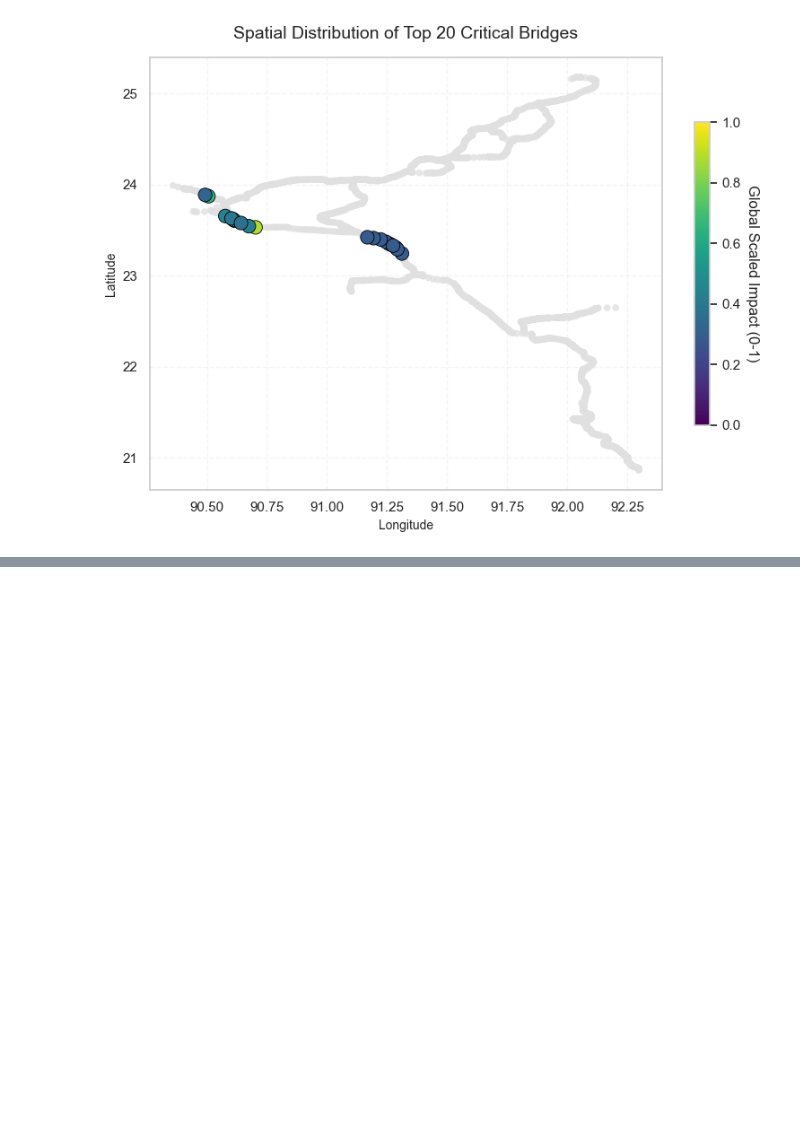
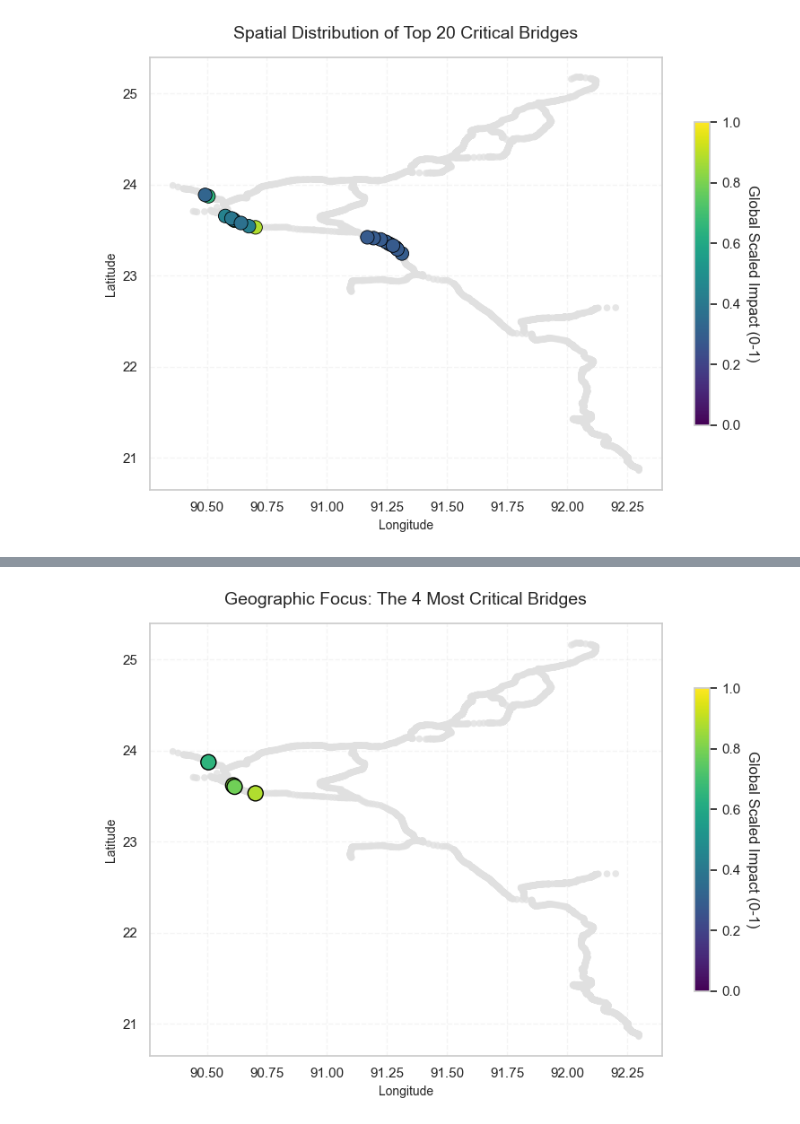
Before and after one commit to nielsvdd42/EPA133A-Advanced-Simulation-Group-1, a Jupyter notebook: EPA133a-G01-A4/notebook/3c_scenario_analysis.ipynb, the cells around one changed output, grey strips where cells are left out. Saved outputs shown, nothing was run; the diff lists cells and outputs as text; code cells hidden in the pictures; blank space fills up the shorter version.

```diff
--- a/EPA133a-G01-A4/notebook/3c_scenario_analysis.ipynb
+++ b/EPA133a-G01-A4/notebook/3c_scenario_analysis.ipynb
@@ -192,0 +243,11 @@ plt.show()
+# %%
+extra_cols = ['id', 'length', 'condition', 'WMO_WIND_I', 'distance', 'elevation']
+
+top_20_details = pd.merge(
+    top_20_df,
+    base_df[extra_cols],
+    on='id',
+    how='left'
+)
+
+top_20_details.head(20)
@@ -192,0 +312,9 @@ plt.show()
+# %%
+#list with 4 most critical and vulnerable id's
+top_4_ids = [100083, 100047, 100051, 101484]
+
+top_4_details = top_20_details[top_20_details['id'].isin(top_4_ids)].copy()
+
+top_4_details = top_4_details.sort_values('impact_scaled', ascending=False)
+
+top_4_details[['id', 'impact_scaled', 'length', 'condition', 'avg_truck_AADT', 'distance', 'elevation', 'WMO_WIND_I', 'lat', 'lon']]
@@ -192,0 +327,36 @@ plt.show()
+# %%
+fig, ax = plt.subplots(figsize=(8, 6))
+
+ax.scatter(base_df['lon'], base_df['lat'],
+           color='#e0e0e0',
+           s=30,
+           alpha=0.8,
+           edgecolor='none',
+           zorder=1)
+
+sc = ax.scatter(top_4_details['lon'], top_4_details['lat'],
+                c=top_4_details['impact_scaled'],
+                cmap='viridis',
+                s=150,
+                alpha=1.0,
+                edgecolor='black',
+                linewidth=1.0,
+                zorder=2)
+
+ax.set_title("Geographic Focus: The 4 Most Critical Bridges", fontsize=14, pad=15)
+ax.set_xlabel("Longitude", fontsize=10)
+ax.set_ylabel("Latitude", fontsize=10)
+
+ax.grid(True, linestyle='--', alpha=0.2)
+
+cbar = plt.colorbar(sc, ax=ax, shrink=0.7)
+cbar.set_label('Global Scaled Impact (0-1)', rotation=270, labelpad=15)
+sc.set_clim(0, 1)
+
+plt.tight_layout()
+
+plt.savefig('../img/top_4_critical_bridges_map.png', dpi=300, bbox_inches='tight')
+
+plt.show()
+# %% [output]
+[figure, added]
```
Also changed, not shown: parts of 6 cells of this notebook.
